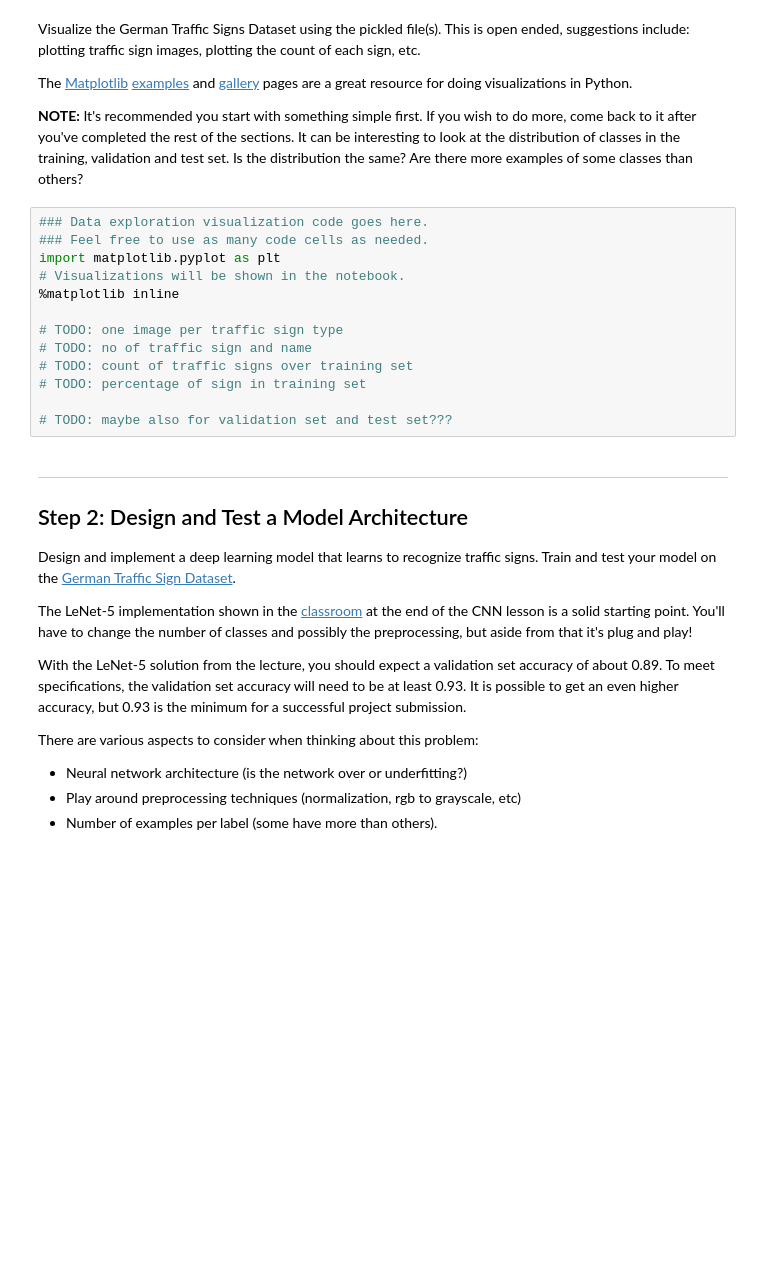
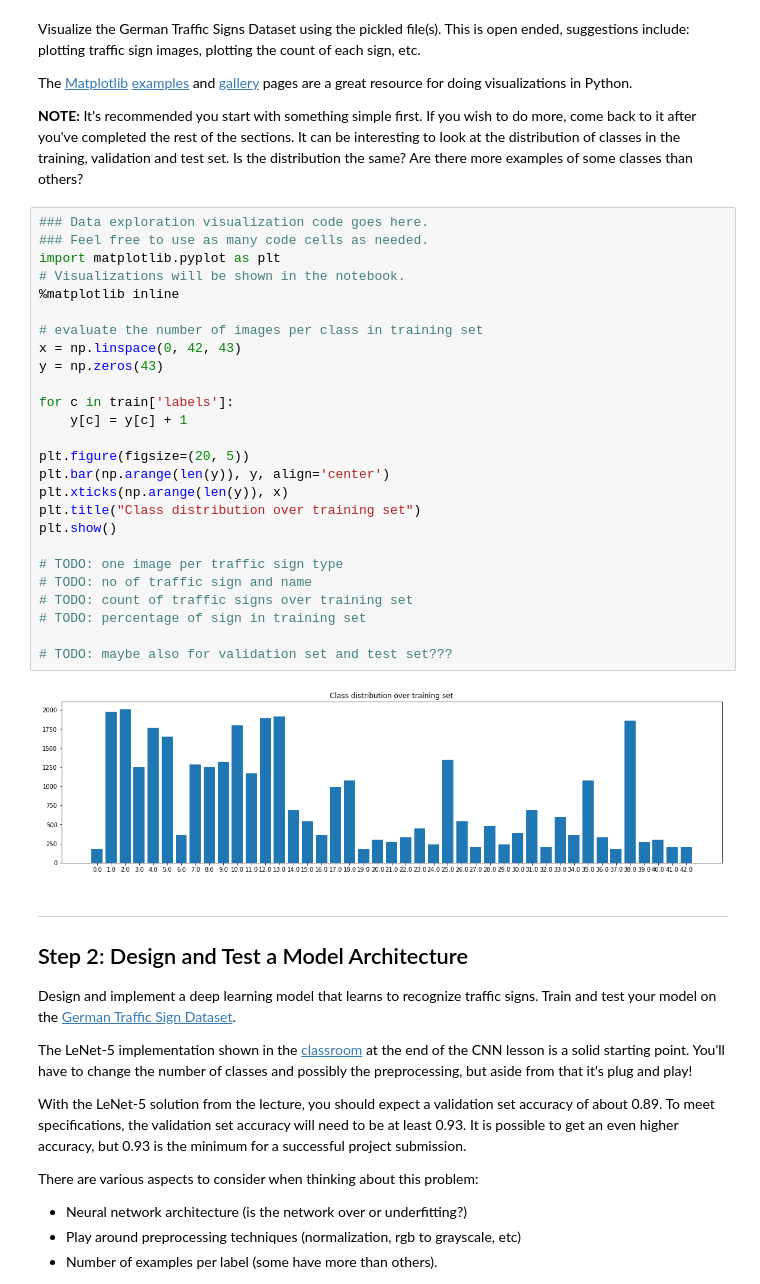
Before and after one commit to heikoschmidt1187/CarND-Traffic-Sign-Classifier-Project, a Jupyter notebook: Traffic_Sign_Classifier.ipynb, the cells around one changed output. Saved outputs shown, nothing was run; the diff lists cells and outputs as text; blank space fills up the shorter version.

Commit message:
added show distribution

```diff
--- a/Traffic_Sign_Classifier.ipynb
+++ b/Traffic_Sign_Classifier.ipynb
@@ -107,16 +107,31 @@ The [Matplotlib](http://matplotlib.org/) [examples](http://matplotlib.org/exampl
 # %%
 ### Data exploration visualization code goes here.
 ### Feel free to use as many code cells as needed.
 import matplotlib.pyplot as plt
 # Visualizations will be shown in the notebook.
 %matplotlib inline
 
+# evaluate the number of images per class in training set
+x = np.linspace(0, 42, 43)
+y = np.zeros(43)
+
+for c in train['labels']:
+    y[c] = y[c] + 1
+
+plt.figure(figsize=(20, 5))
+plt.bar(np.arange(len(y)), y, align='center')
+plt.xticks(np.arange(len(y)), x)
+plt.title("Class distribution over training set")
+plt.show()
+
 # TODO: one image per traffic sign type
 # TODO: no of traffic sign and name
 # TODO: count of traffic signs over training set
 # TODO: percentage of sign in training set
 
 # TODO: maybe also for validation set and test set???
+# %% [output]
+[figure, added]
 # %% [markdown]
 ----
 
```
